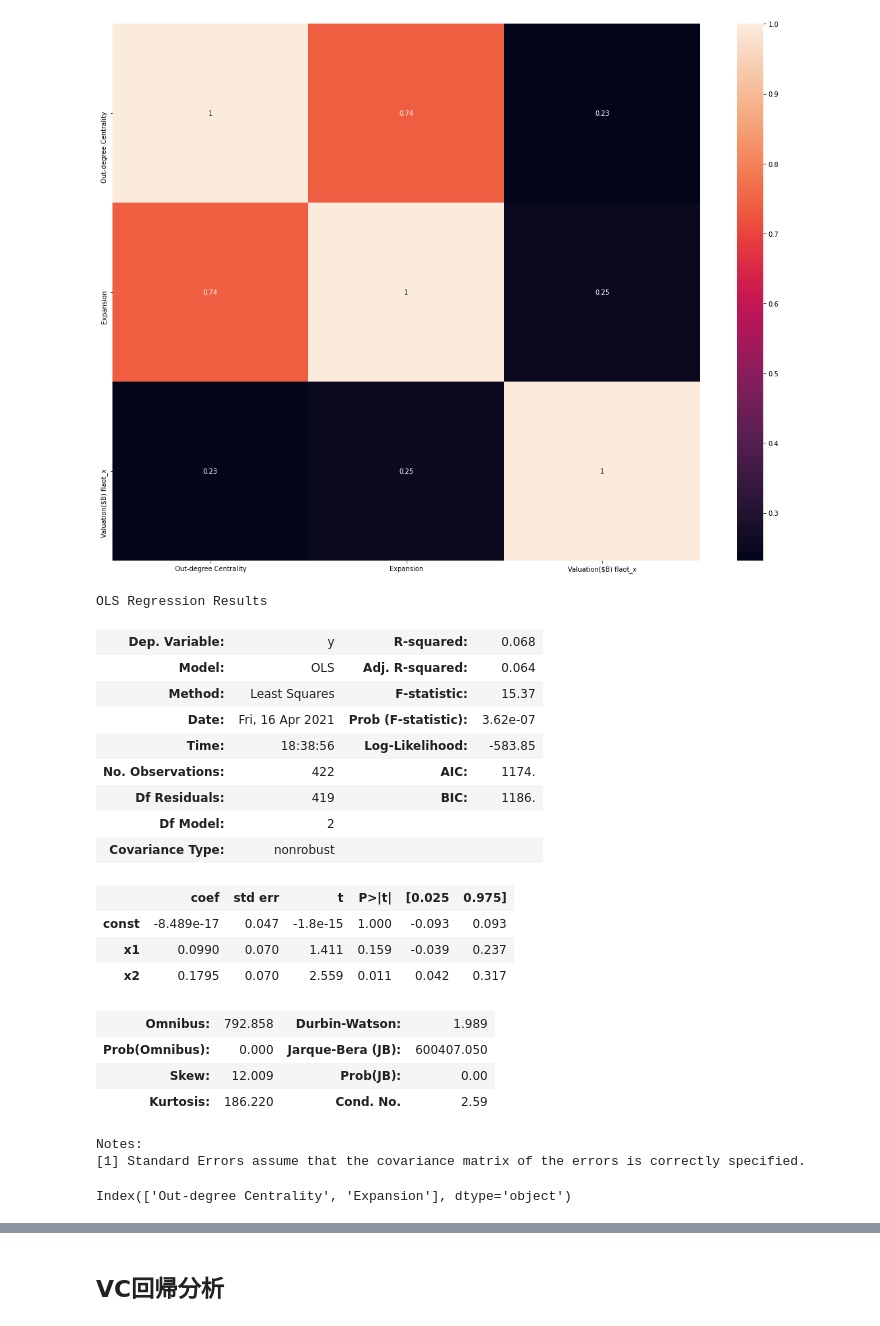
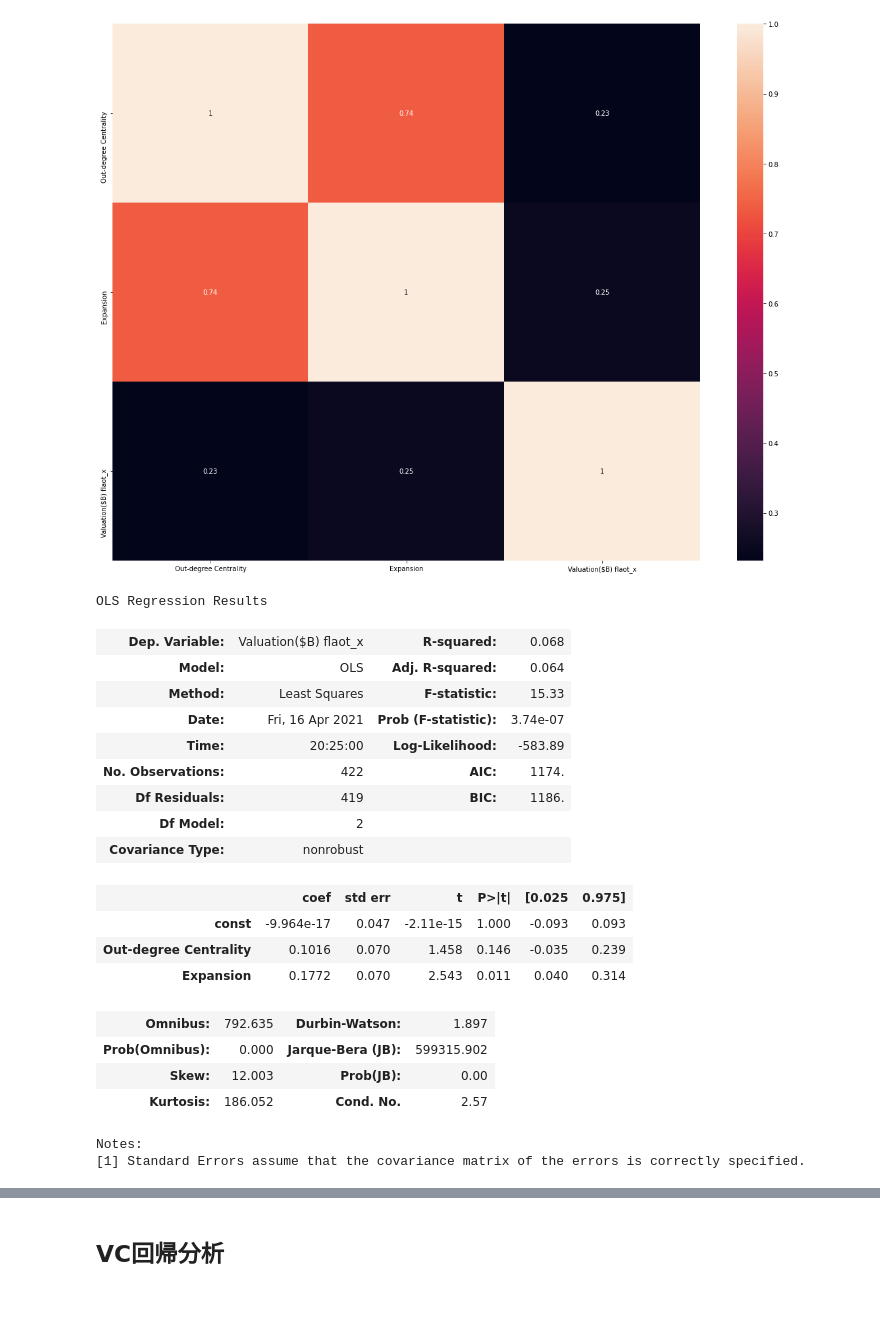
Before and after one commit to takato86/unicorn, a Jupyter notebook: notebooks/analyze.ipynb, the cells around one changed output, grey strips where cells are left out. Drawn from its saved outputs; the diff is of its cells as text; code cells hidden in the pictures.

```diff
--- a/notebooks/analyze.ipynb
+++ b/notebooks/analyze.ipynb
@@ -960,32 +958,31 @@ sns.heatmap(train_df.corr(), annot=True)
 sc = StandardScaler()
 data_std = sc.fit_transform(train_df)
 x, y = data_std[:,:-1], data_std[:, -1]
+y = y.reshape(len(y), 1)
+x_df = pd.DataFrame(x, columns=train_df.columns[:-1])
+y_df = pd.DataFrame(y, columns=[train_df.columns[-1]])
 # %%
-mod = sm.OLS(y, sm.add_constant(x))
+mod = sm.OLS(y_df, sm.add_constant(x_df))
 result = mod.fit()
 result.summary()
 # %% [output]
 OLS Regression Results
-| Dep. Variable: | y | R-squared: | 0.068 |
+| Dep. Variable: | Valuation($B) flaot_x | R-squared: | 0.068 |
 | Model: | OLS | Adj. R-squared: | 0.064 |
-| Method: | Least Squares | F-statistic: | 15.37 |
-| Date: | Fri, 16 Apr 2021 | Prob (F-statistic): | 3.62e-07 |
-| Time: | 18:38:56 | Log-Likelihood: | -583.85 |
+| Method: | Least Squares | F-statistic: | 15.33 |
+| Date: | Fri, 16 Apr 2021 | Prob (F-statistic): | 3.74e-07 |
+| Time: | 20:25:00 | Log-Likelihood: | -583.89 |
 | No. Observations: | 422 | AIC: | 1174. |
 | Df Residuals: | 419 | BIC: | 1186. |
 | Df Model: | 2 |  |  |
 | Covariance Type: | nonrobust |  |  |
 |  | coef | std err | t | P>|t| | [0.025 | 0.975] |
-| const | -8.489e-17 | 0.047 | -1.8e-15 | 1.000 | -0.093 | 0.093 |
-| x1 | 0.0990 | 0.070 | 1.411 | 0.159 | -0.039 | 0.237 |
-| x2 | 0.1795 | 0.070 | 2.559 | 0.011 | 0.042 | 0.317 |
+| const | -9.964e-17 | 0.047 | -2.11e-15 | 1.000 | -0.093 | 0.093 |
+| Out-degree Centrality | 0.1016 | 0.070 | 1.458 | 0.146 | -0.035 | 0.239 |
+| Expansion | 0.1772 | 0.070 | 2.543 | 0.011 | 0.040 | 0.314 |
-| Omnibus: | 792.858 | Durbin-Watson: | 1.989 |
-| Prob(Omnibus): | 0.000 | Jarque-Bera (JB): | 600407.050 |
-| Skew: | 12.009 | Prob(JB): | 0.00 |
-| Kurtosis: | 186.220 | Cond. No. | 2.59 |
+| Omnibus: | 792.635 | Durbin-Watson: | 1.897 |
+| Prob(Omnibus): | 0.000 | Jarque-Bera (JB): | 599315.902 |
+| Skew: | 12.003 | Prob(JB): | 0.00 |
+| Kurtosis: | 186.052 | Cond. No. | 2.57 |
 Notes:
 [1] Standard Errors assume that the covariance matrix of the errors is correctly specified.
-# %%
-train_df.columns[:-1]
-# %% [output]
-Index(['Out-degree Centrality', 'Expansion'], dtype='object')
```
Also changed, not shown: parts of 31 cells of this notebook, 26 other files.
